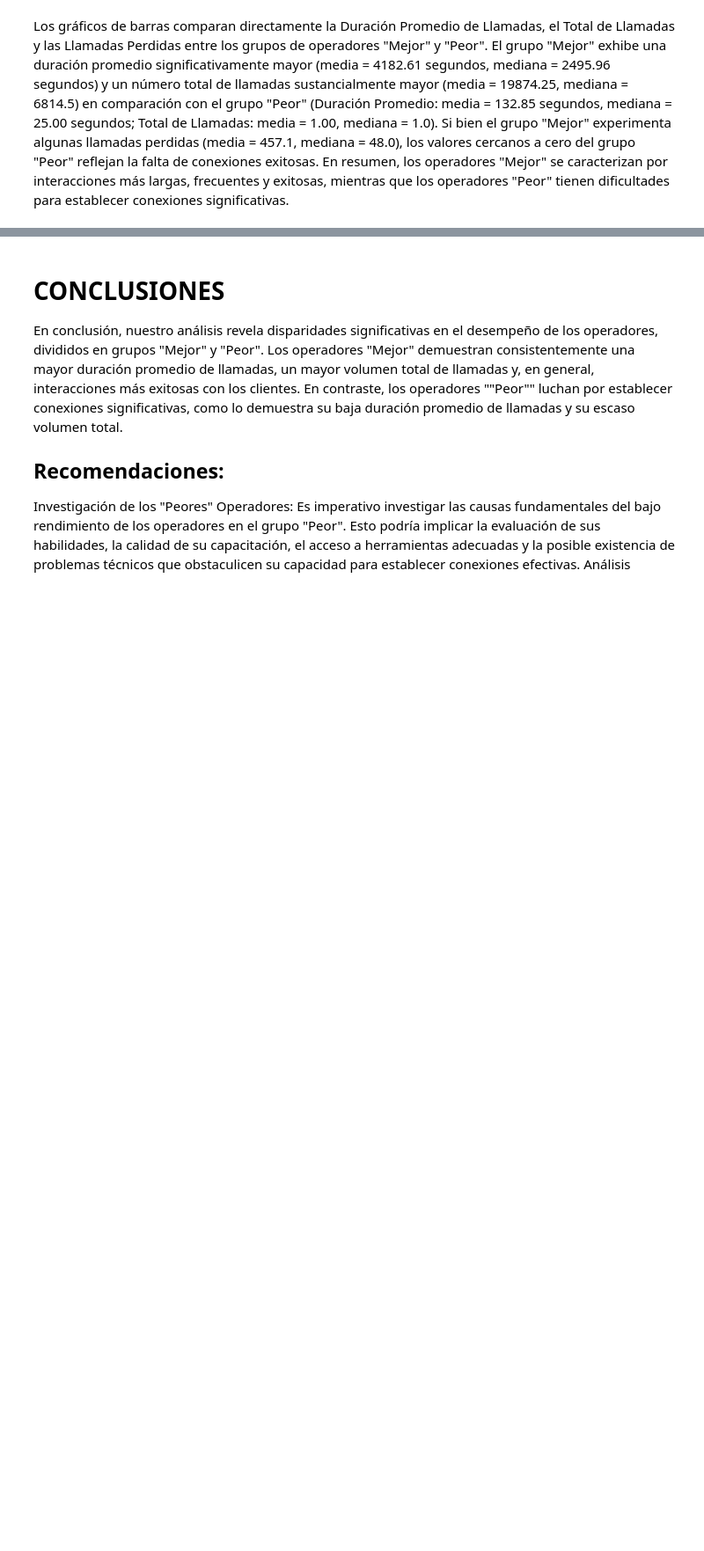
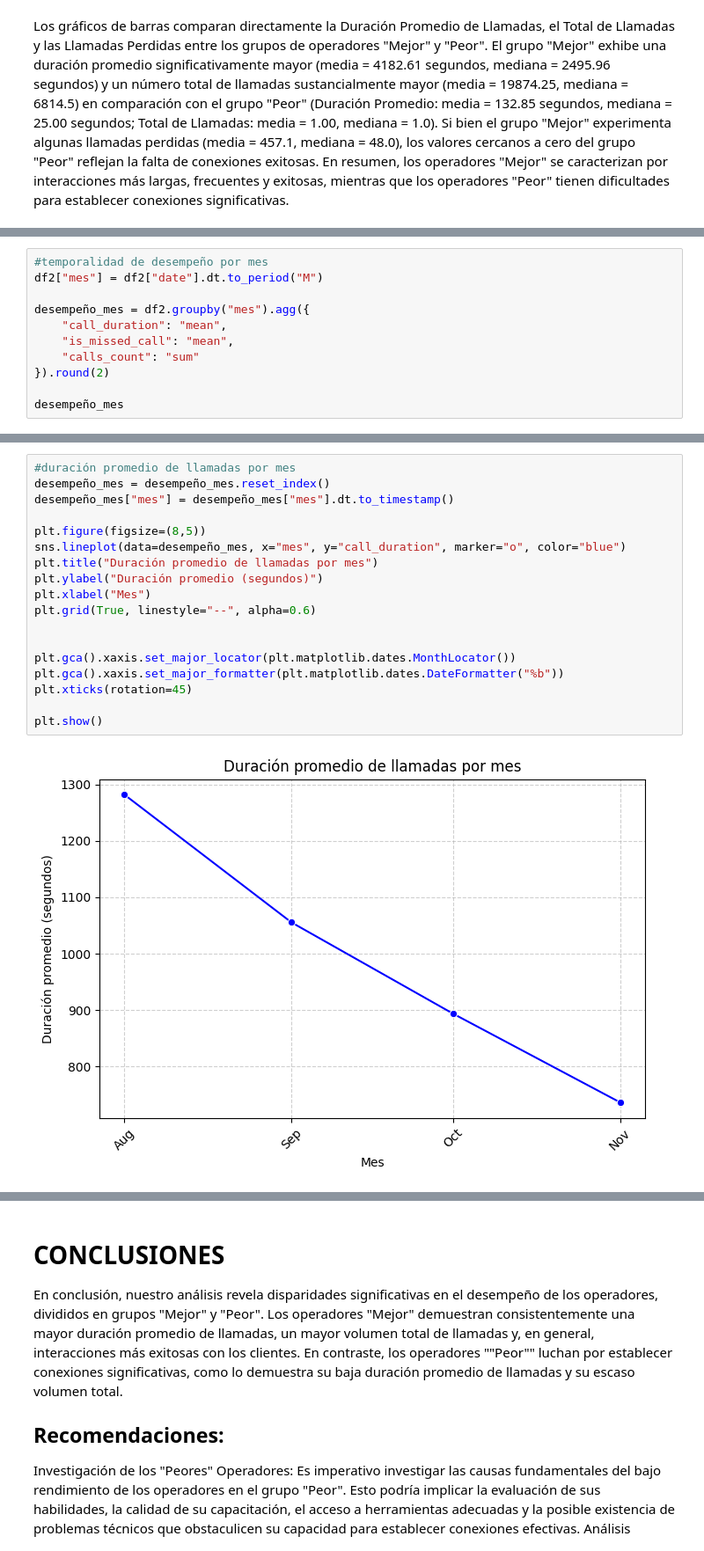
Before and after one commit to fttm-mdz/proyecto_final, a Jupyter notebook: notebooks/EDA_inicial.ipynb, the cells around one changed output, grey strips where cells are left out. Shown at 88% size. Saved outputs shown, nothing was run; the diff lists cells and outputs as text; blank space fills up the shorter version.

```diff
--- a/notebooks/EDA_inicial.ipynb
+++ b/notebooks/EDA_inicial.ipynb
@@ -618,0 +671,11 @@ Los gráficos de barras comparan directamente la Duración Promedio de Llamadas,
+# %%
+#temporalidad de desempeño por mes
+df2["mes"] = df2["date"].dt.to_period("M")
+
+desempeño_mes = df2.groupby("mes").agg({
+    "call_duration": "mean",
+    "is_missed_call": "mean",
+    "calls_count": "sum"
+}).round(2)
+
+desempeño_mes
@@ -618,0 +689,20 @@ Los gráficos de barras comparan directamente la Duración Promedio de Llamadas,
+# %%
+#duración promedio de llamadas por mes
+desempeño_mes = desempeño_mes.reset_index()
+desempeño_mes["mes"] = desempeño_mes["mes"].dt.to_timestamp()
+
+plt.figure(figsize=(8,5))
+sns.lineplot(data=desempeño_mes, x="mes", y="call_duration", marker="o", color="blue")
+plt.title("Duración promedio de llamadas por mes")
+plt.ylabel("Duración promedio (segundos)")
+plt.xlabel("Mes")
+plt.grid(True, linestyle="--", alpha=0.6)
+
+
+plt.gca().xaxis.set_major_locator(plt.matplotlib.dates.MonthLocator())
+plt.gca().xaxis.set_major_formatter(plt.matplotlib.dates.DateFormatter("%b"))
+plt.xticks(rotation=45)
+
+plt.show()
+# %% [output]
+[figure, added]
```
Also changed, not shown: parts of 12 cells of this notebook.
